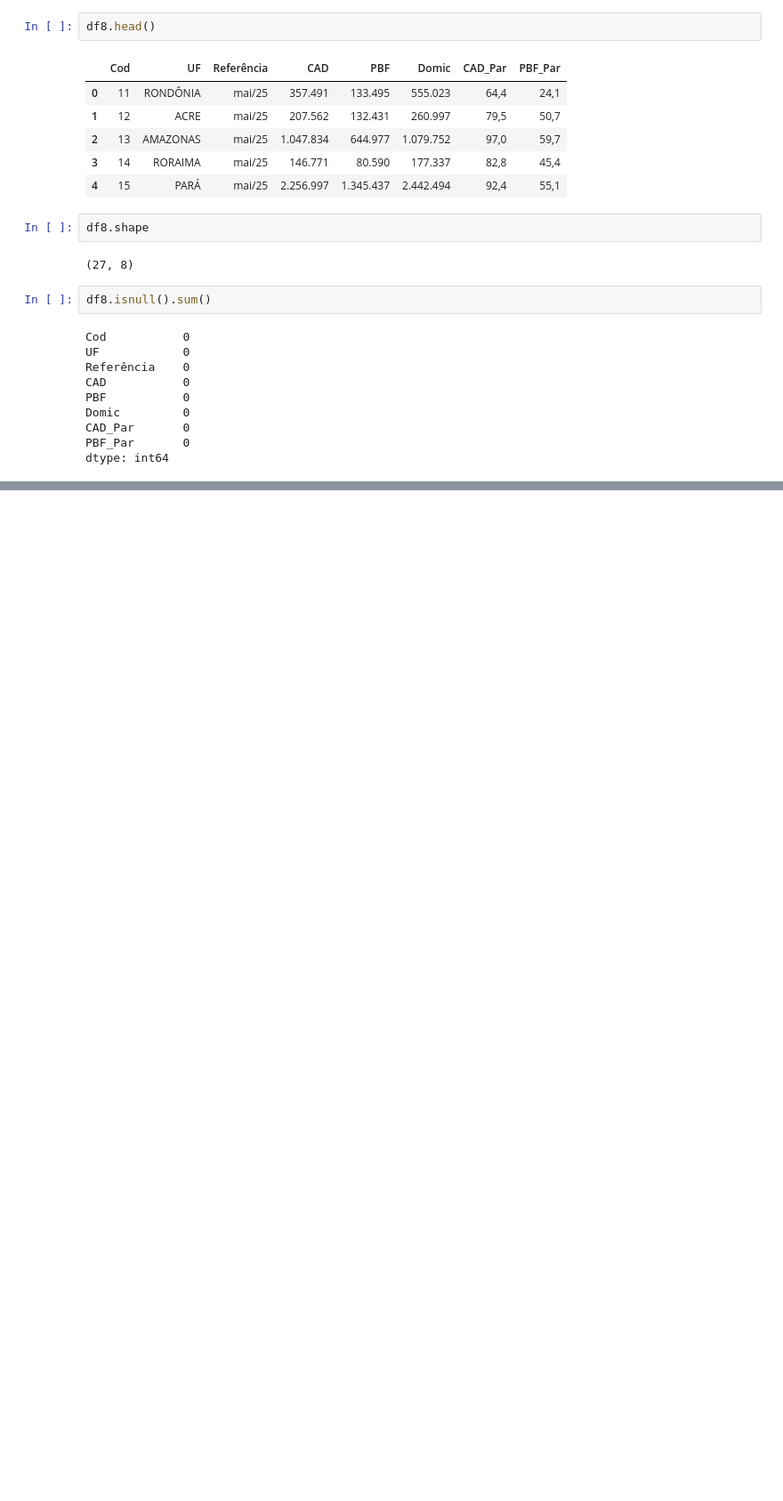
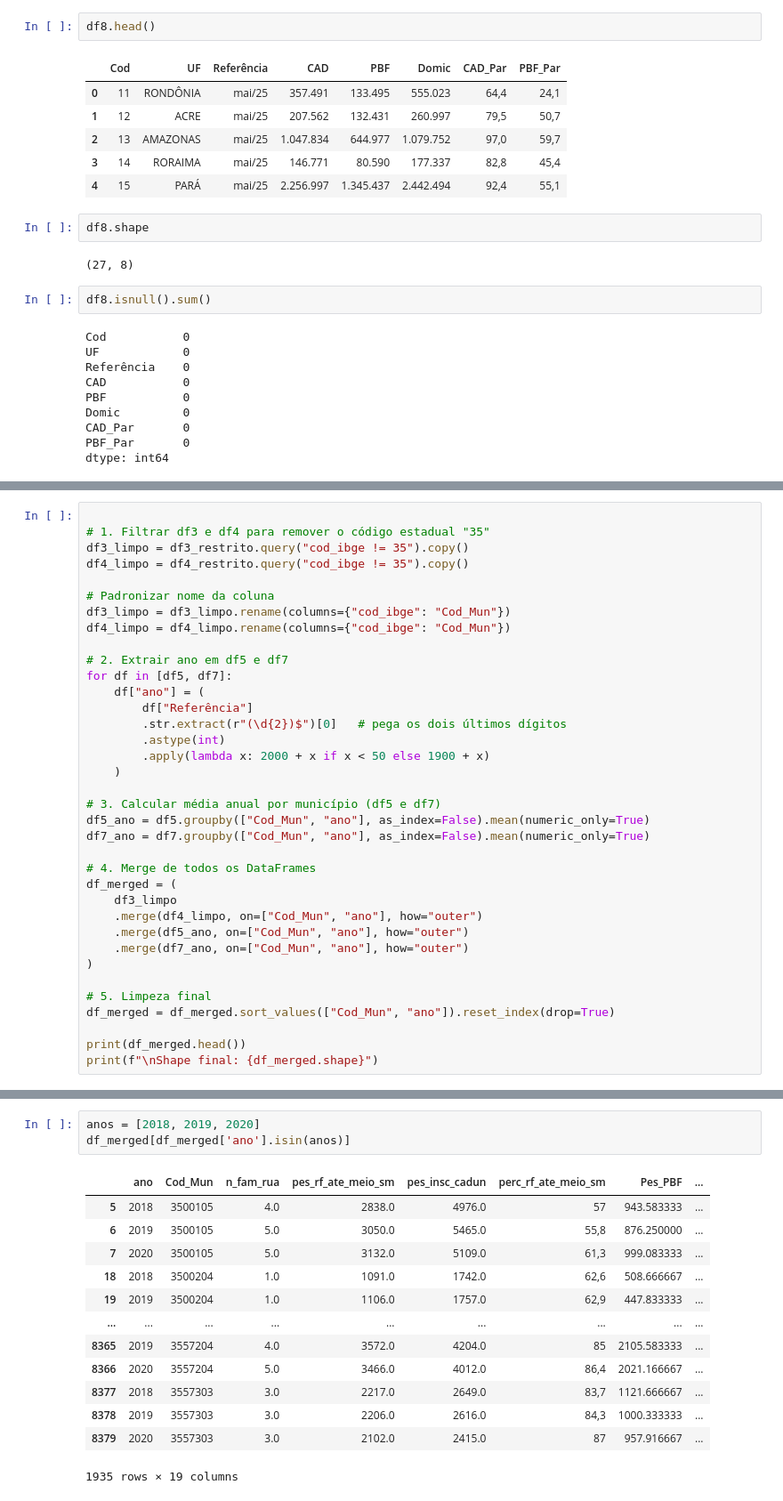
Before and after one commit to gustavonegrao/projeto_SSC0957, a Jupyter notebook: cadunico/bases_cadunico/SEADE_CADUnico.ipynb, the cells around one changed output, grey strips where cells are left out. Shown at 89% size. Saved outputs shown, nothing was run; the diff lists cells and outputs as text; blank space fills up the shorter version.

Commit message:
atualizacao noteboo cadunico

```diff
--- a/cadunico/bases_cadunico/SEADE_CADUnico.ipynb
+++ b/cadunico/bases_cadunico/SEADE_CADUnico.ipynb
@@ -672,0 +587,36 @@ df_merged.head()
+# %%
+
+# 1. Filtrar df3 e df4 para remover o código estadual "35"
+df3_limpo = df3_restrito.query("cod_ibge != 35").copy()
+df4_limpo = df4_restrito.query("cod_ibge != 35").copy()
+
+# Padronizar nome da coluna
+df3_limpo = df3_limpo.rename(columns={"cod_ibge": "Cod_Mun"})
+df4_limpo = df4_limpo.rename(columns={"cod_ibge": "Cod_Mun"})
+
+# 2. Extrair ano em df5 e df7
+for df in [df5, df7]:
+    df["ano"] = (
+        df["Referência"]
+        .str.extract(r"(\d{2})$")[0]   # pega os dois últimos dígitos
+        .astype(int)
+        .apply(lambda x: 2000 + x if x < 50 else 1900 + x)
+    )
+
+# 3. Calcular média anual por município (df5 e df7)
+df5_ano = df5.groupby(["Cod_Mun", "ano"], as_index=False).mean(numeric_only=True)
+df7_ano = df7.groupby(["Cod_Mun", "ano"], as_index=False).mean(numeric_only=True)
+
+# 4. Merge de todos os DataFrames
+df_merged = (
+    df3_limpo
+    .merge(df4_limpo, on=["Cod_Mun", "ano"], how="outer")
+    .merge(df5_ano, on=["Cod_Mun", "ano"], how="outer")
+    .merge(df7_ano, on=["Cod_Mun", "ano"], how="outer")
+)
+
+# 5. Limpeza final
+df_merged = df_merged.sort_values(["Cod_Mun", "ano"]).reset_index(drop=True)
+
+print(df_merged.head())
+print(f"\nShape final: {df_merged.shape}")
@@ -672,0 +641,17 @@ df_merged.head()
+# %%
+anos = [2018, 2019, 2020]
+df_merged[df_merged['ano'].isin(anos)]
+# %% [output]
+|  | ano | Cod_Mun | n_fam_rua | pes_rf_ate_meio_sm | pes_insc_cadun | perc_rf_ate_meio_sm | Pes_PBF | ... |
+| 5 | 2018 | 3500105 | 4.0 | 2838.0 | 4976.0 | 57 | 943.583333 | ... |
+| 6 | 2019 | 3500105 | 5.0 | 3050.0 | 5465.0 | 55,8 | 876.250000 | ... |
+| 7 | 2020 | 3500105 | 5.0 | 3132.0 | 5109.0 | 61,3 | 999.083333 | ... |
+| 18 | 2018 | 3500204 | 1.0 | 1091.0 | 1742.0 | 62,6 | 508.666667 | ... |
+| 19 | 2019 | 3500204 | 1.0 | 1106.0 | 1757.0 | 62,9 | 447.833333 | ... |
+| ... | ... | ... | ... | ... | ... | ... | ... | ... |
+| 8365 | 2019 | 3557204 | 4.0 | 3572.0 | 4204.0 | 85 | 2105.583333 | ... |
+| 8366 | 2020 | 3557204 | 5.0 | 3466.0 | 4012.0 | 86,4 | 2021.166667 | ... |
+| 8377 | 2018 | 3557303 | 3.0 | 2217.0 | 2649.0 | 83,7 | 1121.666667 | ... |
+| 8378 | 2019 | 3557303 | 3.0 | 2206.0 | 2616.0 | 84,3 | 1000.333333 | ... |
+| 8379 | 2020 | 3557303 | 3.0 | 2102.0 | 2415.0 | 87 | 957.916667 | ... |
+1935 rows × 19 columns
```
Also changed, not shown: parts of 33 cells of this notebook.
